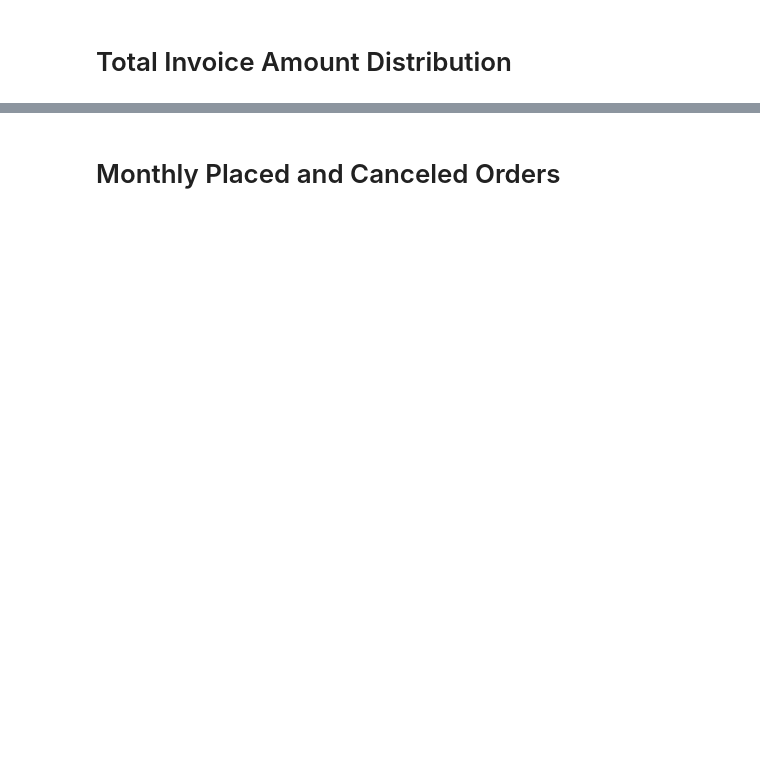
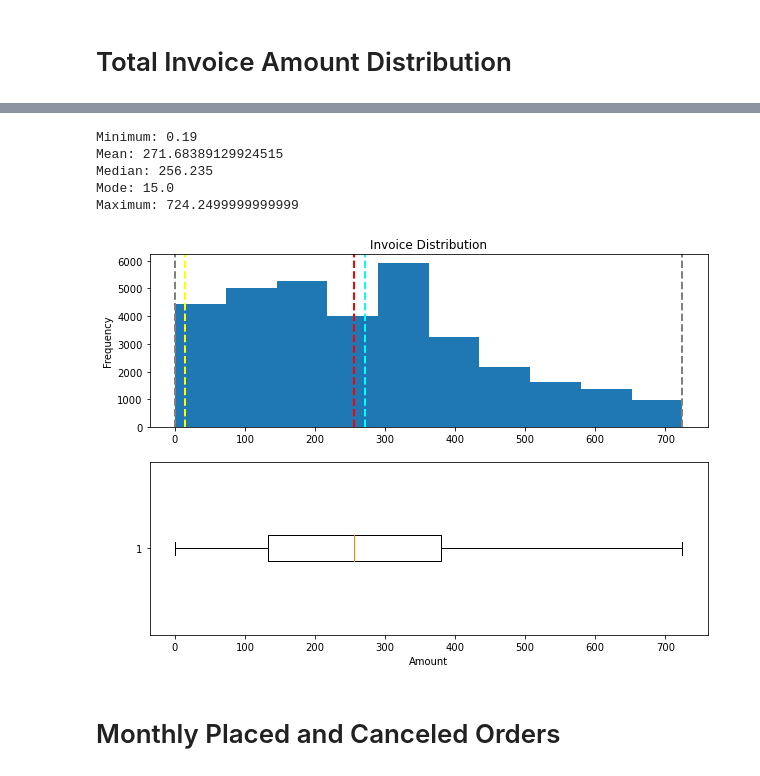
Before and after one commit to jarviscanada/jarvis_data_eng_PrateekAnnaiahgari, a Jupyter notebook: python_data_analytics/retail_data_analytics_wrangling.ipynb, the cells around one changed output, grey strips where cells are left out. Drawn from its saved outputs; the diff is of its cells as text; code cells hidden in the pictures; blank space fills up the shorter version.

```diff
--- a/python_data_analytics/retail_data_analytics_wrangling.ipynb
+++ b/python_data_analytics/retail_data_analytics_wrangling.ipynb
@@ -127,2 +140,14 @@ retail_df = retail_df
+# %%
+# 3. First 85 quantiles of invoice amount distribution
+quantile = invoiceAmount_df.quantile(0.85)
+invoiceAmount85Quantile_df = invoiceAmount_df[invoiceAmount_df<quantile]
+show_distribution(invoiceAmount85Quantile_df)
+# %% [output]
+Minimum: 0.19
+Mean: 271.68389129924515
+Median: 256.235
+Mode: 15.0
+Maximum: 724.2499999999999
+[figure, added]
 # %% [markdown]
 # Monthly Placed and Canceled Orders
```
Also changed, not shown: parts of 31 cells of this notebook.
